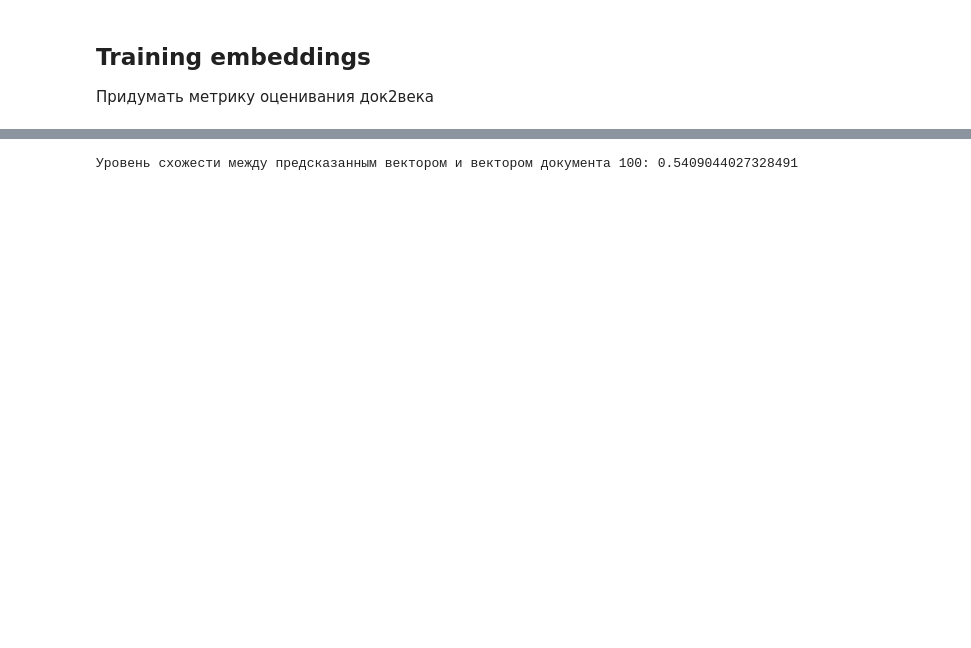
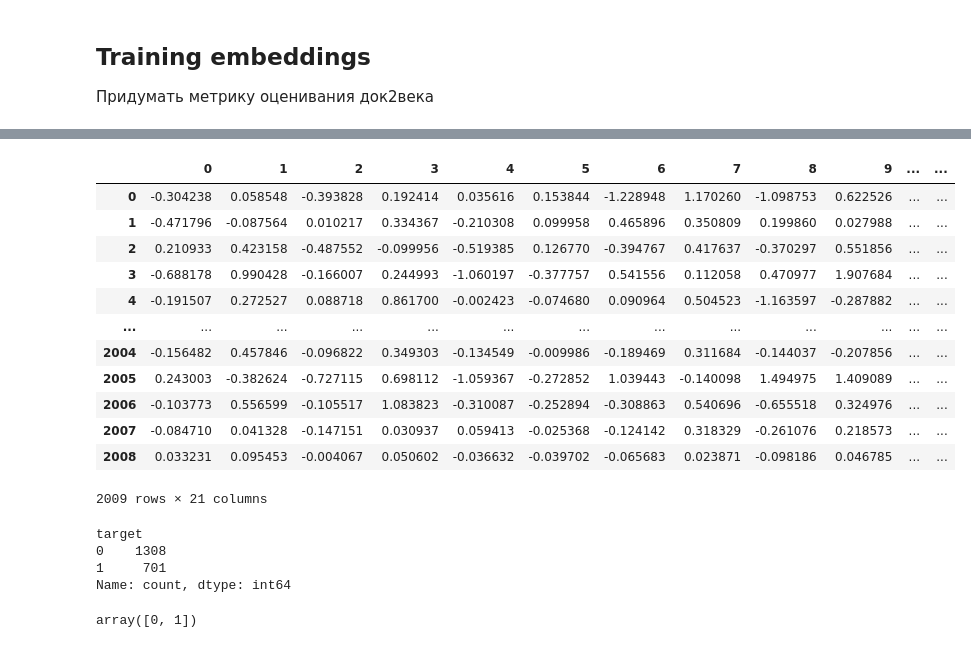
Before and after one commit to PBspacey/wb-category-analysis, a Jupyter notebook: models/nlp_preprocess.ipynb, the cells around one changed output, grey strips where cells are left out. Drawn from its saved outputs; the diff is of its cells as text; code cells hidden in the pictures; blank space fills up the shorter version.

```diff
--- a/models/nlp_preprocess.ipynb
+++ b/models/nlp_preprocess.ipynb
@@ -109,0 +97,12 @@ preprocessed_df
+# %%
+def target_labeler(s):
+    if s == 'yes':
+        return 1
+    if s == 'avg':
+        return 1
+    else:
+        return 0
+# %%
+preprocessed_df = res.copy()
+preprocessed_df['comment'] = res['comment'].apply(preprocess_text)
+preprocessed_df['target'] = preprocessed_df['target'].apply(lambda row: target_labeler(row))
@@ -113,12 +201,12 @@ preprocessed_df
 Придумать метрику оценивания док2века
 # %%
 # creating tagged data
-tagged_data = [TaggedDocument(words=d, tags=[str(i)]) for i, d in enumerate(preprocessed_df['описание'])]
+tagged_data = [TaggedDocument(words=d, tags=[str(i)]) for i, d in enumerate(preprocessed_df['comment'])]
 
 # creating model
-model = Doc2Vec(vector_size=100, window=5, min_count=1, workers=4)
+model = Doc2Vec(vector_size=20, window=5, min_count=1, workers=4)
 model.build_vocab(tagged_data)
 model.train(tagged_data, total_examples=model.corpus_count, epochs=10)
 
 # receiving vecs
-vectors = [model.infer_vector(doc.words) for doc in tagged_data]
+vectors = pd.DataFrame(model.infer_vector(doc.words) for doc in tagged_data)
@@ -166,19 +213,37 @@ Document ID: 735, Similarity: 0.8275507092475891
-# %%
-from numpy import dot
-from numpy.linalg import norm
-
-# Предположим, что model - ваша обученная модель Doc2Vec
-# Предположим, что doc_id = 100
-
-# Получить вектор для документа 100 из модели
-doc100_vector = model.docvecs[0]
-
-# Предсказанный вектор для вашего текста
-# Предположим, что inferred_vector - предсказанный вектор для вашего текста
-
-# Рассчитать косинусное расстояние между предсказанным вектором и вектором для документа 100
-similarity = dot(infer, doc100_vector) / (norm(infer) * norm(doc100_vector))
-
-print(f"Уровень схожести между предсказанным вектором и вектором документа 100: {similarity}")
-# %% [output]
-Уровень схожести между предсказанным вектором и вектором документа 100: 0.5409044027328491
+# %%
+def target_labeler(s):
+    if s == 'yes':
+        return 1
+    if s == 'avg':
+        return 1
+    else:
+        return 0
+
+def counter(class_name):
+    return preprocessed_df['target'].count()/preprocessed_df['target'][preprocessed_df['target']==class_name].count()
+# %%
+cb_df = pd.concat([vectors, preprocessed_df['target']], axis=1)
+cb_df['target'] = cb_df['target'].apply(lambda row: target_labeler(row))
+weights = [counter(0), counter(1), counter(2)]
+cb_df
+# %% [output]
+|  | 0 | 1 | 2 | 3 | 4 | 5 | 6 | 7 | 8 | 9 | ... | ... |
+| 0 | -0.304238 | 0.058548 | -0.393828 | 0.192414 | 0.035616 | 0.153844 | -1.228948 | 1.170260 | -1.098753 | 0.622526 | ... | ... |
+| 1 | -0.471796 | -0.087564 | 0.010217 | 0.334367 | -0.210308 | 0.099958 | 0.465896 | 0.350809 | 0.199860 | 0.027988 | ... | ... |
+| 2 | 0.210933 | 0.423158 | -0.487552 | -0.099956 | -0.519385 | 0.126770 | -0.394767 | 0.417637 | -0.370297 | 0.551856 | ... | ... |
+| 3 | -0.688178 | 0.990428 | -0.166007 | 0.244993 | -1.060197 | -0.377757 | 0.541556 | 0.112058 | 0.470977 | 1.907684 | ... | ... |
+| 4 | -0.191507 | 0.272527 | 0.088718 | 0.861700 | -0.002423 | -0.074680 | 0.090964 | 0.504523 | -1.163597 | -0.287882 | ... | ... |
+| ... | ... | ... | ... | ... | ... | ... | ... | ... | ... | ... | ... | ... |
+| 2004 | -0.156482 | 0.457846 | -0.096822 | 0.349303 | -0.134549 | -0.009986 | -0.189469 | 0.311684 | -0.144037 | -0.207856 | ... | ... |
+| 2005 | 0.243003 | -0.382624 | -0.727115 | 0.698112 | -1.059367 | -0.272852 | 1.039443 | -0.140098 | 1.494975 | 1.409089 | ... | ... |
+| 2006 | -0.103773 | 0.556599 | -0.105517 | 1.083823 | -0.310087 | -0.252894 | -0.308863 | 0.540696 | -0.655518 | 0.324976 | ... | ... |
+| 2007 | -0.084710 | 0.041328 | -0.147151 | 0.030937 | 0.059413 | -0.025368 | -0.124142 | 0.318329 | -0.261076 | 0.218573 | ... | ... |
+| 2008 | 0.033231 | 0.095453 | -0.004067 | 0.050602 | -0.036632 | -0.039702 | -0.065683 | 0.023871 | -0.098186 | 0.046785 | ... | ... |
+2009 rows × 21 columns
+# %%
+cb_df.target.value_counts()
+# %% [output]
+target
+0    1308
+1     701
+Name: count, dtype: int64
@@ -184,0 +256,4 @@ print(f"Уровень схожести между предсказанным в
+# %%
+np.unique(y_train)
+# %% [output]
+array([0, 1])
```
Also changed, not shown: parts of 47 cells of this notebook, 8 other files.
